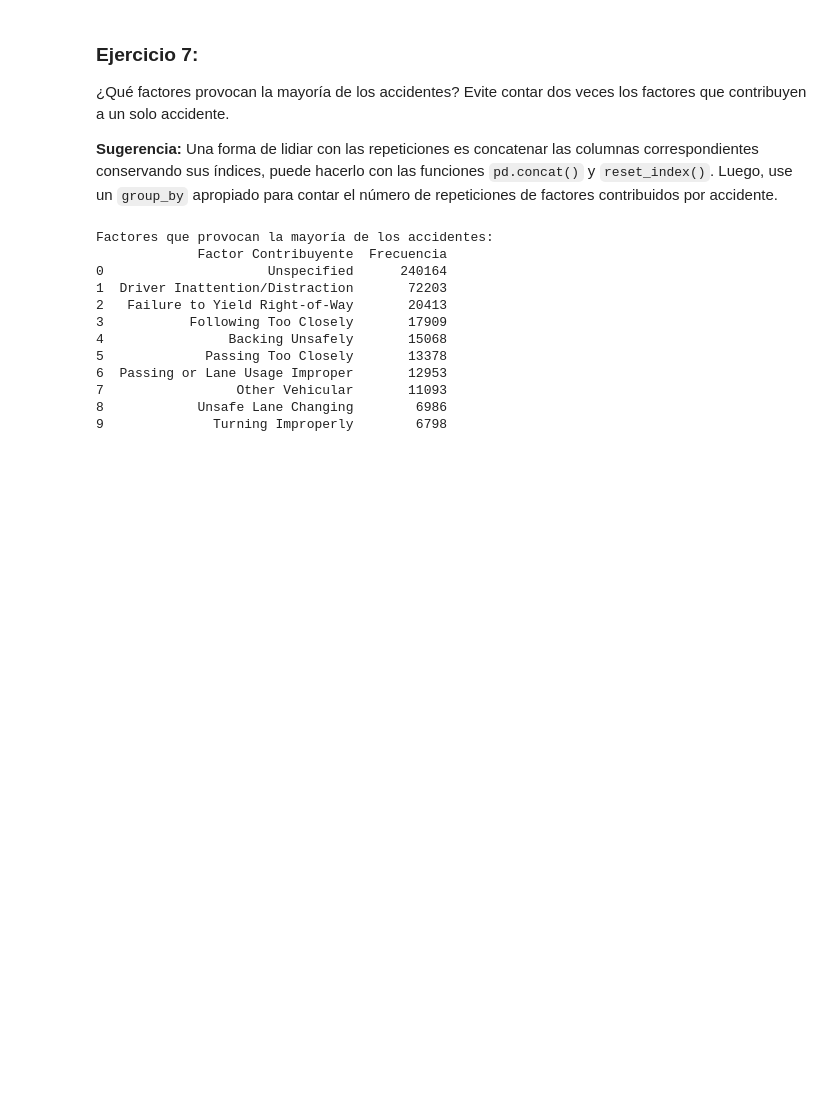
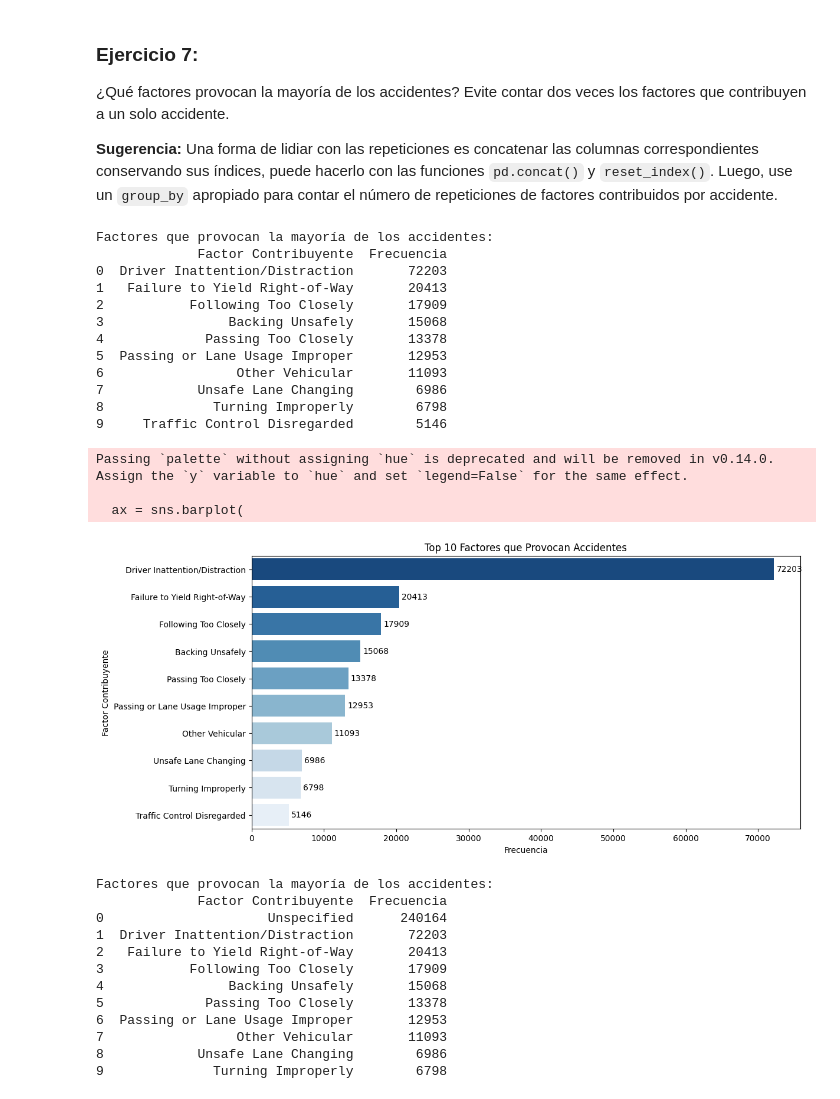
Before and after one commit to eslunap/Guia3_Ean, a Jupyter notebook: Guía3.ipynb, the cells around one changed output. Saved outputs shown, nothing was run; the diff lists cells and outputs as text; code cells hidden in the pictures; blank space fills up the shorter version.

````diff
--- a/Guía3.ipynb
+++ b/Guía3.ipynb
@@ -160,6 +160,64 @@ Podemos ver que Brooklyn y Queens tienen un número muy alto de accidentes en re
 ¿Qué factores provocan la mayoría de los accidentes? Evite contar dos veces los factores que contribuyen a un solo accidente.
 
 **Sugerencia:** Una forma de lidiar con las repeticiones es concatenar las columnas correspondientes conservando sus índices, puede hacerlo con las funciones ```pd.concat()``` y ```reset_index()```. Luego, use un ```group_by``` apropiado para contar el número de repeticiones de factores contribuidos por accidente.
+# %%
+# Solución propuesta
+import pandas as pd
+import matplotlib.pyplot as plt
+import seaborn as sns
+
+# Obtener automáticamente las columnas de factores contribuyentes
+factores_cols = [col for col in df1.columns if "CONTRIBUTING FACTOR" in col]
+
+# Concatenar todas las columnas de factores contribuyentes
+factores = pd.concat([df1[col] for col in factores_cols]).reset_index(drop=True)
+
+# Eliminar valores nulos y el factor "Unspecified"
+factores = factores.dropna()
+factores = factores[factores != "Unspecified"]
+
+# Contar la frecuencia de cada factor
+conteo_factores = factores.value_counts().reset_index()
+conteo_factores.columns = ["Factor Contribuyente", "Frecuencia"]
+
+# Mostrar los 10 factores más comunes
+print("Factores que provocan la mayoría de los accidentes:")
+print(conteo_factores.head(10))
+
+# Visualización con etiquetas
+plt.figure(figsize=(12,6))
+ax = sns.barplot(
+    data=conteo_factores.head(10),
+    x="Frecuencia",
+    y="Factor Contribuyente",
+    palette="Blues_r"
+)
+
+# Agregar etiquetas con los valores de frecuencia en cada barra
+for container in ax.containers:
+    ax.bar_label(container, fmt="%d", padding=3)
+
+plt.xlabel("Frecuencia")
+plt.ylabel("Factor Contribuyente")
+plt.title("Top 10 Factores que Provocan Accidentes")
+plt.show()
+# %% [output]
+Factores que provocan la mayoría de los accidentes:
+             Factor Contribuyente  Frecuencia
+0  Driver Inattention/Distraction       72203
+1   Failure to Yield Right-of-Way       20413
+2           Following Too Closely       17909
+3                Backing Unsafely       15068
+4             Passing Too Closely       13378
+5  Passing or Lane Usage Improper       12953
+6                 Other Vehicular       11093
+7            Unsafe Lane Changing        6986
+8              Turning Improperly        6798
+9     Traffic Control Disregarded        5146
+Passing `palette` without assigning `hue` is deprecated and will be removed in v0.14.0. Assign the `y` variable to `hue` and set `legend=False` for the same effect.
+
+  ax = sns.barplot(
+[figure, added]
 # %%
 # Solución propuesta
 import pandas as pd
````
Also changed, not shown: parts of 14 cells of this notebook, 2 other files.
